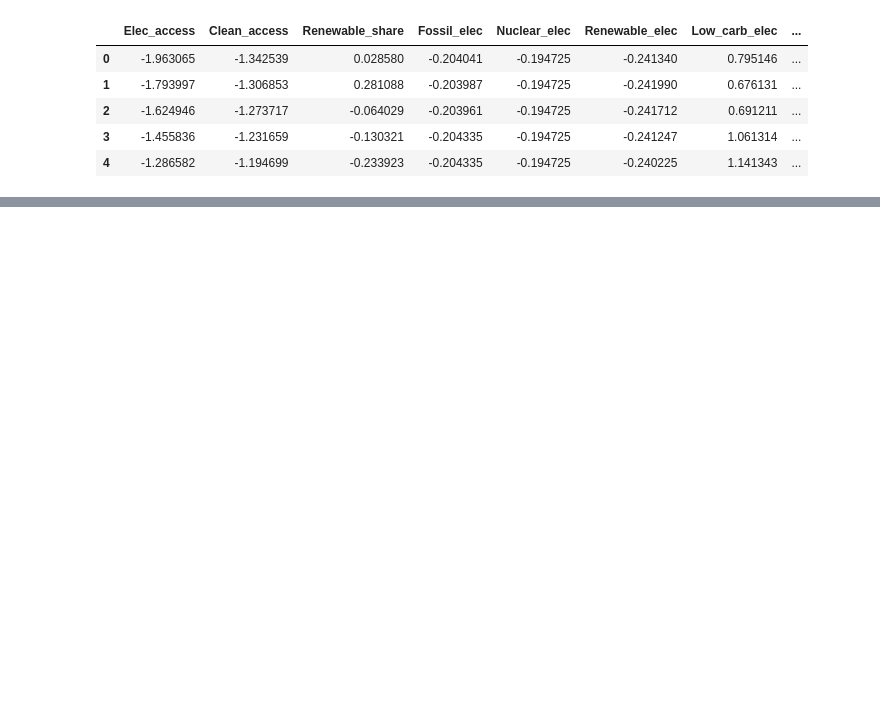
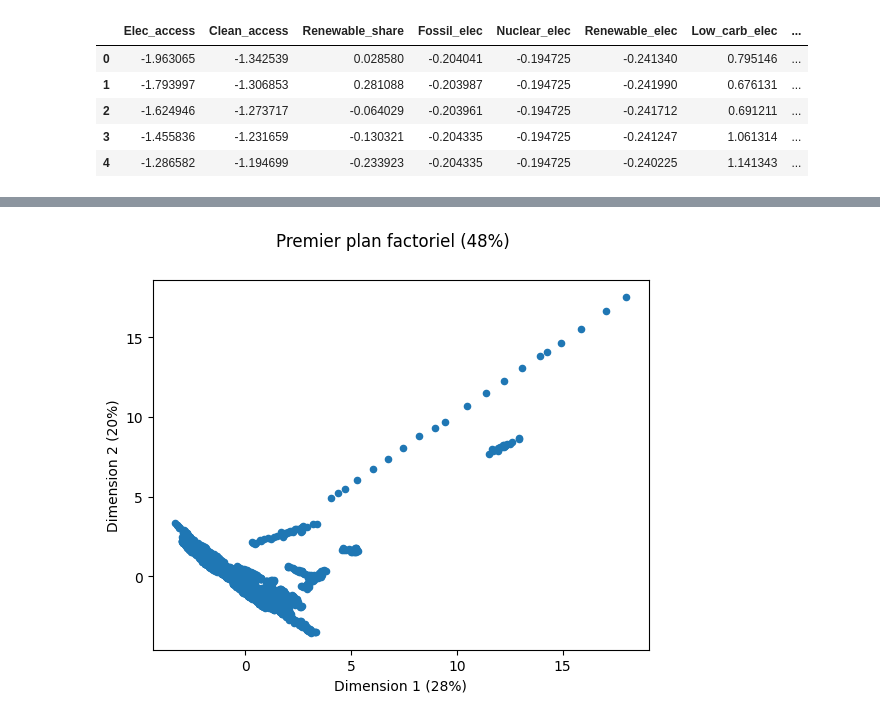
Before and after one commit to manonjulia/ProjetML, a Jupyter notebook: Comment.ipynb, the cells around one changed output, grey strips where cells are left out. Saved outputs shown, nothing was run; the diff lists cells and outputs as text; code cells hidden in the pictures; blank space fills up the shorter version.

```diff
--- a/Comment.ipynb
+++ b/Comment.ipynb
@@ -721,0 +750,15 @@ No artists with labels found to put in legend.  Note that artists whose label st
+# %%
+# Transformation en DataFrame des résultats de l'ACP
+data_pca = pd.DataFrame({
+    "Dim1" : projected[:,0],
+    "Dim2" : projected[:,1],
+    "Dim3" : projected[:,2],
+    "Dim4" : projected[:,3],
+    "Dim5" : projected[:,4],
+    "Dim6" : projected[:,5],
+    "Dim7" : projected[:,6],
+
+})
+
+# Résultat (premières lignes)
+data_pca.head()
@@ -721,0 +772,10 @@ No artists with labels found to put in legend.  Note that artists whose label st
+# %%
+# Affichage de la répartition des données en fonction des 2 premières dimensions
+
+data_pca.plot.scatter("Dim1", "Dim2") # nuage de points
+plt.xlabel("Dimension 1 (28%)") # modification du nom de l'axe X
+plt.ylabel("Dimension 2 (20%)") # idem pour axe Y
+plt.suptitle("Premier plan factoriel (48%)") # titre général
+plt.show()
+# %% [output]
+[figure, added]
```
Also changed, not shown: parts of 29 cells of this notebook.
